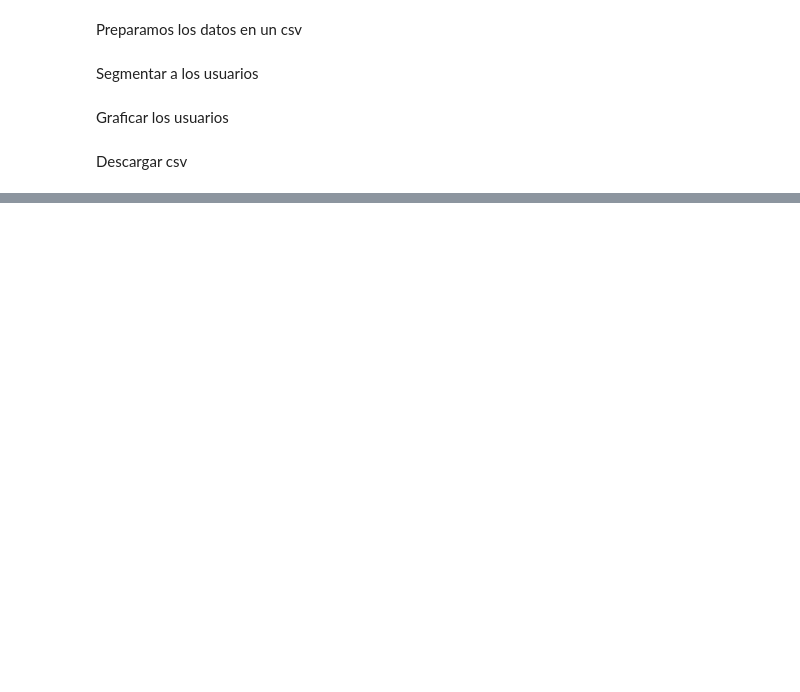
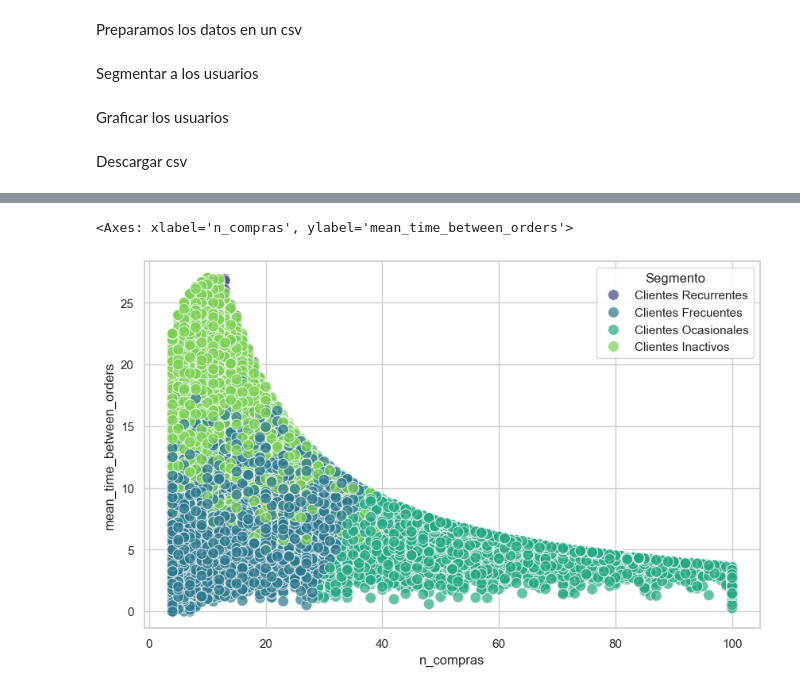
Before and after one commit to JoanPetitBa/Proyecto4---Recommendation, a Jupyter notebook: data_analitics2.ipynb, the cells around one changed output, grey strips where cells are left out. Saved outputs shown, nothing was run; the diff lists cells and outputs as text; code cells hidden in the pictures; blank space fills up the shorter version.

```diff
--- a/data_analitics2.ipynb
+++ b/data_analitics2.ipynb
@@ -217,0 +255,27 @@ Descargar csv
+# %%
+# 🔹 4. Aplicar K-Means con K óptimo (ejemplo: K=5)
+# segment_labels = {
+#     0: "Clientes Frecuentes",
+#     1: "Clientes Nuevos",
+#     2: "Clientes Ocasionales",
+#     3: "Clientes Inactivos"
+# }
+
+# Reemplazar los números por categorías
+optimal_k = 4
+# df_users_data['Segmento'] = df_users_data['Segmento'].map(segment_labels)
+kmeans = KMeans(n_clusters=optimal_k, random_state=42, n_init=10)
+df_users_data['Segmento'] = kmeans.fit_predict(data_scaled)
+
+# 🔹 5. Visualización de Clusters
+plt.figure(figsize=(10, 6))
+sns.scatterplot(
+    x=df_users_data['n_compras'],
+    y=df_users_data['mean_time_between_orders'],
+    hue=df_users_data['Segmento'],
+    palette='viridis',
+    s=100, alpha=0.7
+)
+# %% [output]
+<Axes: xlabel='n_compras', ylabel='mean_time_between_orders'>
+[figure, added]
```
Also changed, not shown: parts of 10 cells of this notebook, 1 other file.
